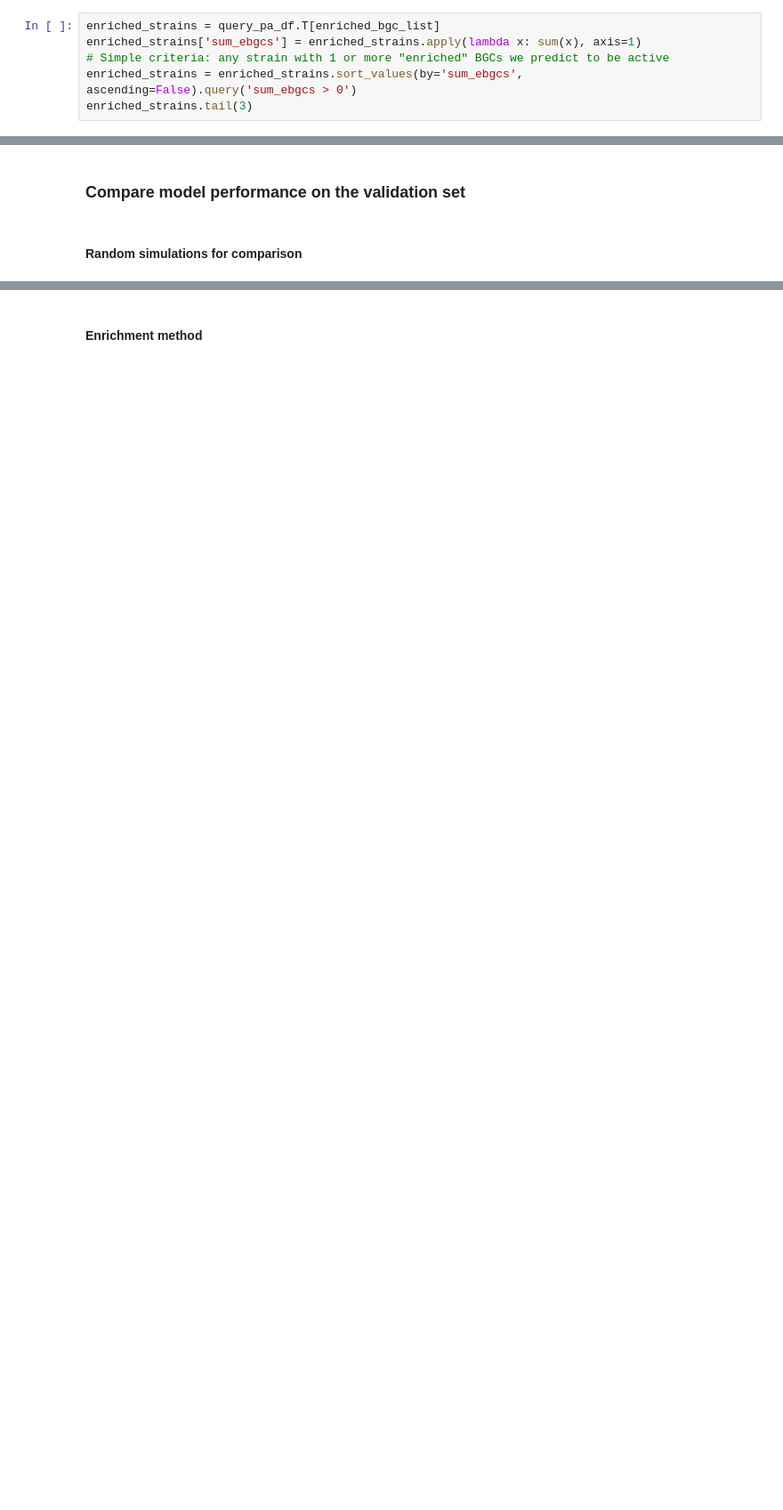
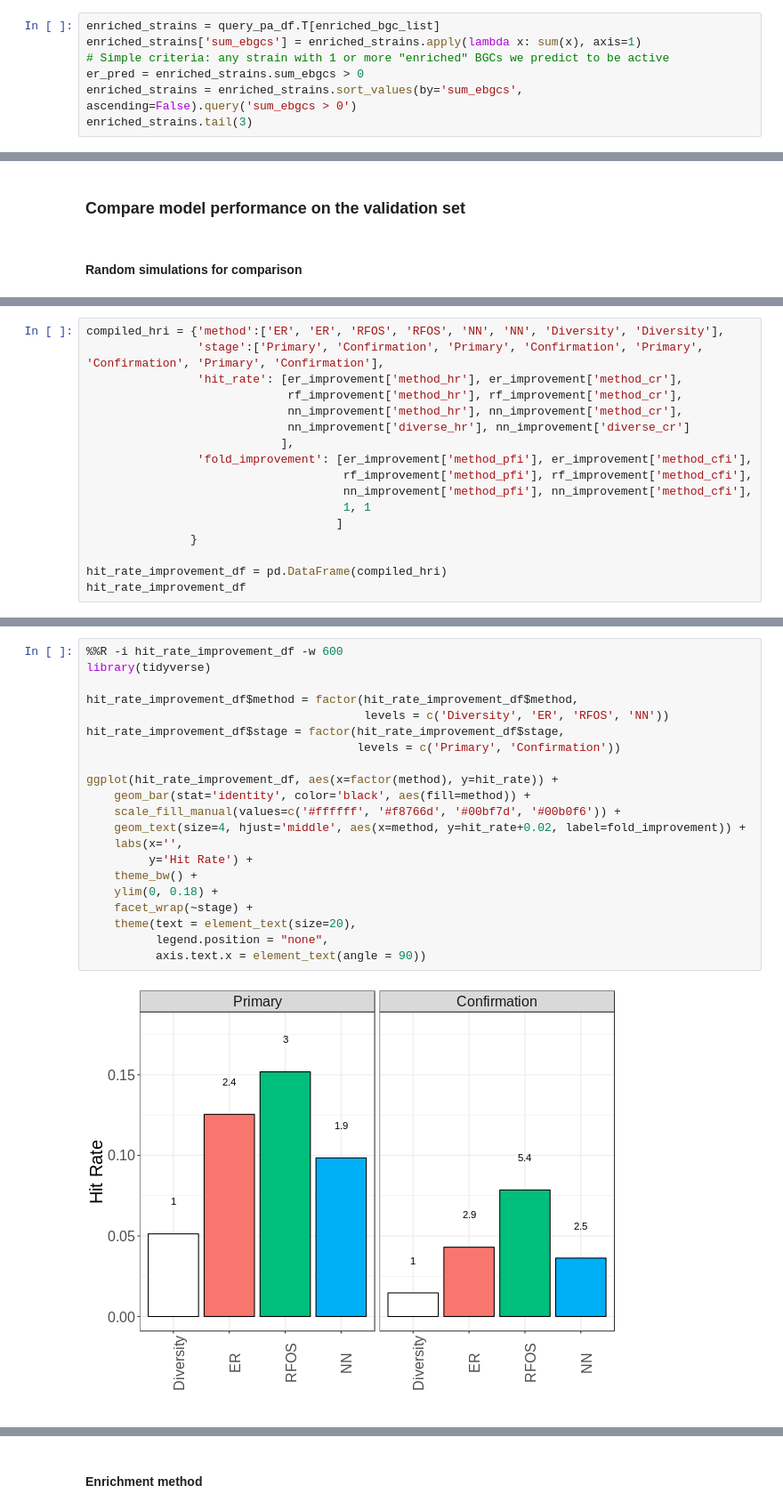
Before and after one commit to mbi2gs/fungicidal_bact_genomics, a Jupyter notebook: notebooks/model_performance.ipynb, the cells around one changed output, grey strips where cells are left out. Shown at 89% size. Saved outputs shown, nothing was run; the diff lists cells and outputs as text; blank space fills up the shorter version.

```diff
--- a/notebooks/model_performance.ipynb
+++ b/notebooks/model_performance.ipynb
@@ -215,6 +216,7 @@ enriched_bgc_list[:5]
 enriched_strains = query_pa_df.T[enriched_bgc_list]
 enriched_strains['sum_ebgcs'] = enriched_strains.apply(lambda x: sum(x), axis=1)
 # Simple criteria: any strain with 1 or more "enriched" BGCs we predict to be active
+er_pred = enriched_strains.sum_ebgcs > 0
 enriched_strains = enriched_strains.sort_values(by='sum_ebgcs', ascending=False).query('sum_ebgcs > 0')
 enriched_strains.tail(3)
 # %% [output]
@@ -469,0 +510,17 @@ p-value 6.20348509371e-06
+# %%
+compiled_hri = {'method':['ER', 'ER', 'RFOS', 'RFOS', 'NN', 'NN', 'Diversity', 'Diversity'],
+                'stage':['Primary', 'Confirmation', 'Primary', 'Confirmation', 'Primary', 'Confirmation', 'Primary', 'Confirmation'],
+                'hit_rate': [er_improvement['method_hr'], er_improvement['method_cr'],
+                             rf_improvement['method_hr'], rf_improvement['method_cr'],
+                             nn_improvement['method_hr'], nn_improvement['method_cr'],
+                             nn_improvement['diverse_hr'], nn_improvement['diverse_cr']
+                            ],
+                'fold_improvement': [er_improvement['method_pfi'], er_improvement['method_cfi'],
+                                     rf_improvement['method_pfi'], rf_improvement['method_cfi'],
+                                     nn_improvement['method_pfi'], nn_improvement['method_cfi'],
+                                     1, 1
+                                    ]
+               }
+
+hit_rate_improvement_df = pd.DataFrame(compiled_hri)
+hit_rate_improvement_df
@@ -469,0 +537,23 @@ p-value 6.20348509371e-06
+# %%
+%%R -i hit_rate_improvement_df -w 600
+library(tidyverse)
+
+hit_rate_improvement_df$method = factor(hit_rate_improvement_df$method,
+                                        levels = c('Diversity', 'ER', 'RFOS', 'NN'))
+hit_rate_improvement_df$stage = factor(hit_rate_improvement_df$stage,
+                                       levels = c('Primary', 'Confirmation'))
+
+ggplot(hit_rate_improvement_df, aes(x=factor(method), y=hit_rate)) +
+    geom_bar(stat='identity', color='black', aes(fill=method)) +
+    scale_fill_manual(values=c('#ffffff', '#f8766d', '#00bf7d', '#00b0f6')) +
+    geom_text(size=4, hjust='middle', aes(x=method, y=hit_rate+0.02, label=fold_improvement)) +
+    labs(x='',
+         y='Hit Rate') +
+    theme_bw() +
+    ylim(0, 0.18) +
+    facet_wrap(~stage) +
+    theme(text = element_text(size=20),
+          legend.position = "none",
+          axis.text.x = element_text(angle = 90))
+# %% [output]
+[figure, added]
```
Also changed, not shown: parts of 14 cells of this notebook, 2 other files.
